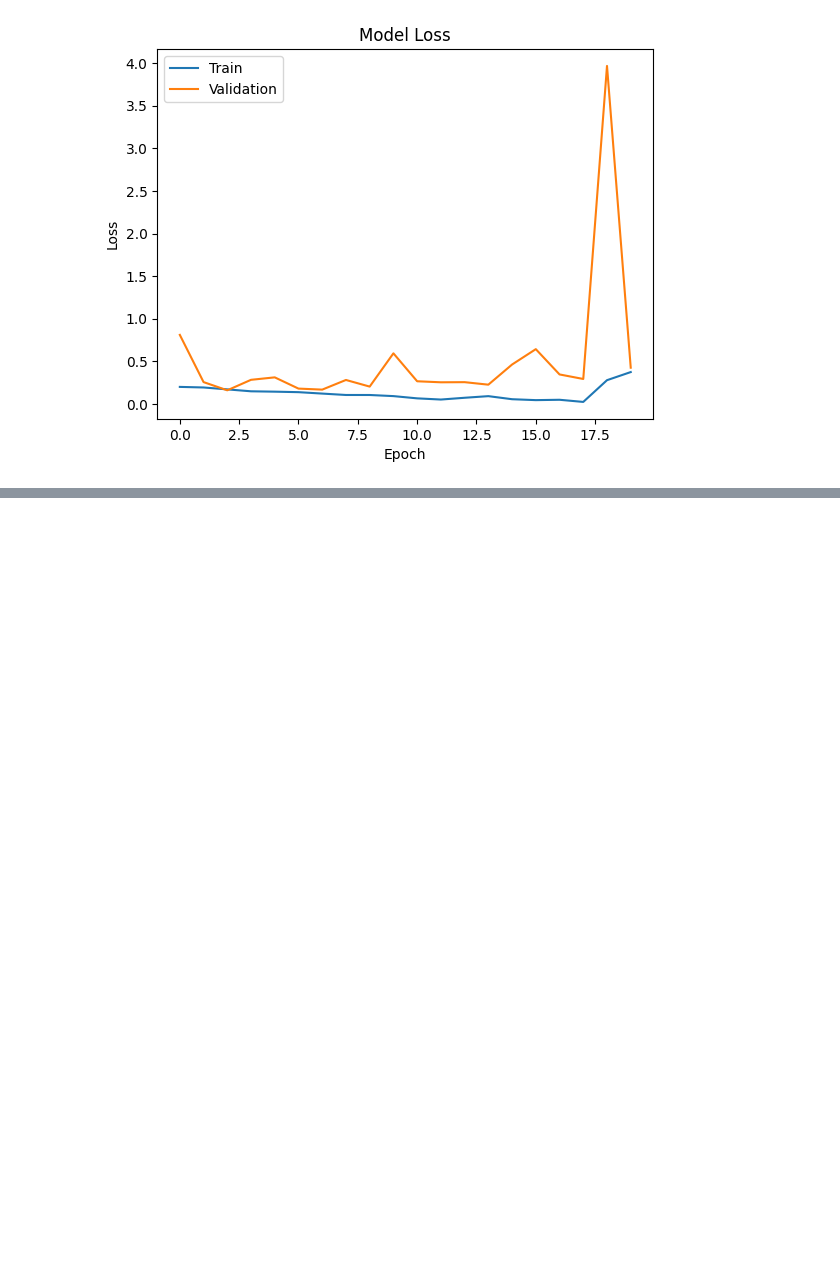
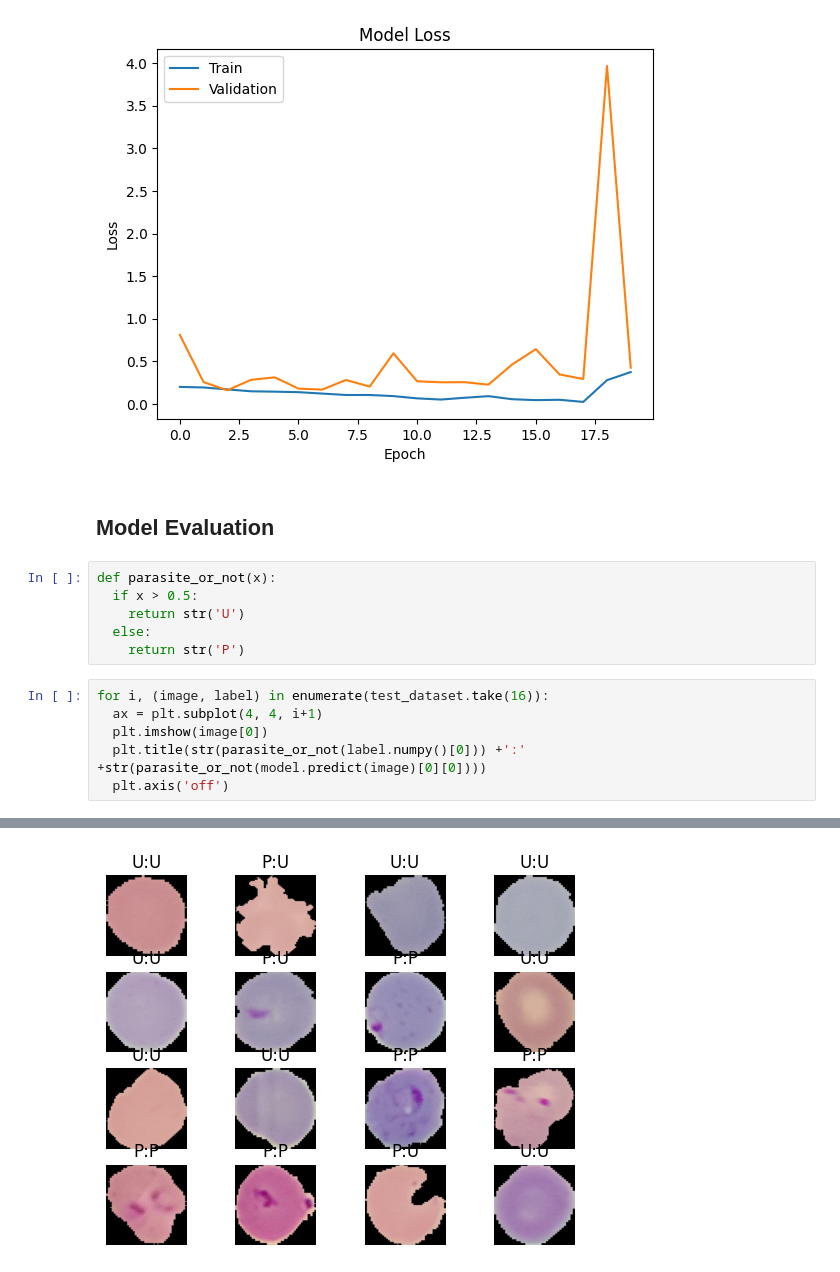
Before and after one commit to ShoaibHoque/Malaria_Detection_CNN, a Jupyter notebook: Malaria_Detection.ipynb, the cells around one changed output, grey strips where cells are left out. Saved outputs shown, nothing was run; the diff lists cells and outputs as text; blank space fills up the shorter version.

Commit message:
Evaluated Model

```diff
--- a/Malaria_Detection.ipynb
+++ b/Malaria_Detection.ipynb
@@ -169,3 +169,18 @@ plt.legend(['Train', 'Validation'], loc = 'upper left')
 # %% [output]
 <matplotlib.legend.Legend at 0x...>
 [figure]
+# %% [markdown]
+## Model Evaluation
+# %%
+def parasite_or_not(x):
+  if x > 0.5:
+    return str('U')
+  else:
+    return str('P')
+# %%
+for i, (image, label) in enumerate(test_dataset.take(16)):
+  ax = plt.subplot(4, 4, i+1)
+  plt.imshow(image[0])
+  plt.title(str(parasite_or_not(label.numpy()[0])) +':' +str(parasite_or_not(model.predict(image)[0][0])))
+  plt.axis('off')
+# %% [output]
@@ -171,0 +203 @@ plt.legend(['Train', 'Validation'], loc = 'upper left')
+[figure, added]
```
Also changed, not shown: parts of 1 cell of this notebook.
